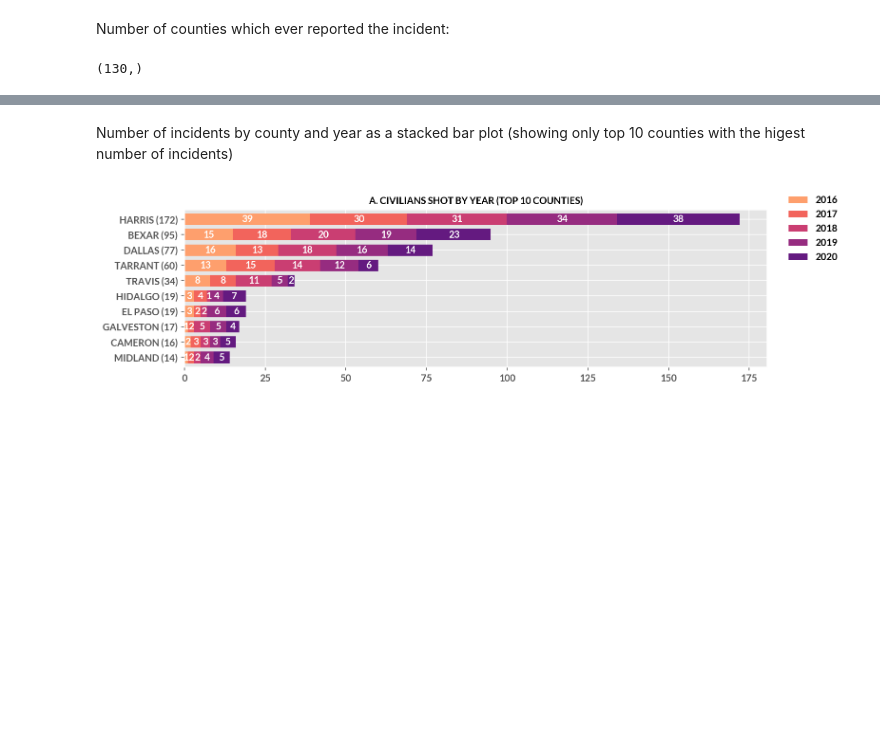
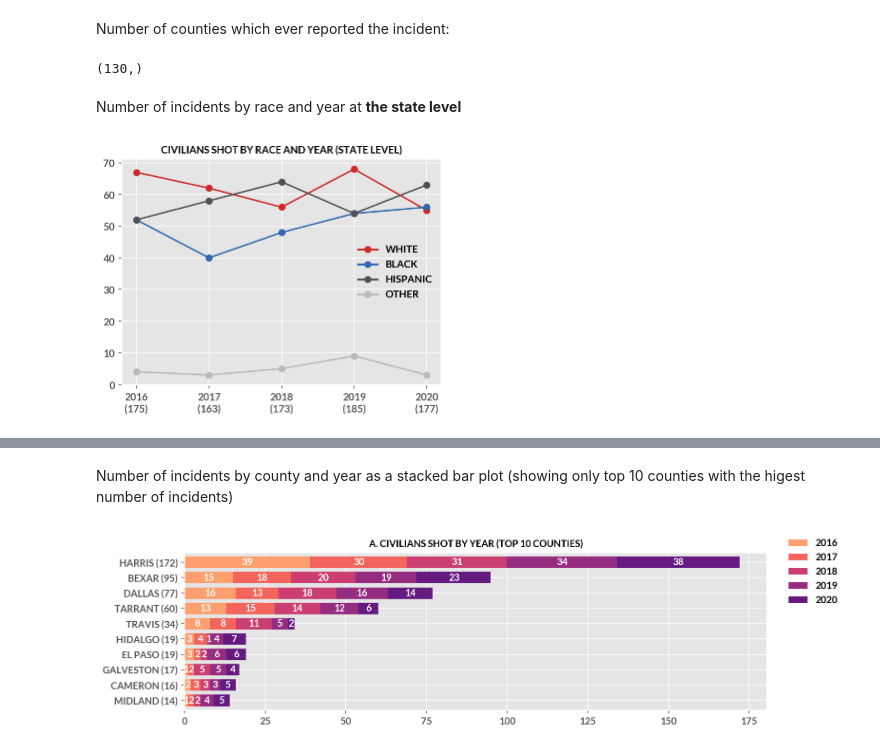
Before and after one commit to texas-justice-initiative/officer_involved_shooting, a Jupyter notebook: Notebooks/1.0-hs-papermill-data_summary.ipynb, the cells around one changed output, grey strips where cells are left out. Drawn from its saved outputs; the diff is of its cells as text; code cells hidden in the pictures; blank space fills up the shorter version.

Commit message:
added more plotting functions and updated the notebooks accordingly

```diff
--- a/Notebooks/1.0-hs-papermill-data_summary.ipynb
+++ b/Notebooks/1.0-hs-papermill-data_summary.ipynb
@@ -174,3 +176,9 @@ Number of counties which ever reported the incident:
 df_cd['incident_county'].value_counts().shape
 # %% [output]
 (130,)
+# %% [markdown]
+Number of incidents by race and year at **the state level**
+# %%
+plot.plot_line_race_year(df_cd, title='CIVILIANS SHOT BY RACE AND YEAR (STATE LEVEL)')
+# %% [output]
+[figure, added]
```
Also changed, not shown: parts of 26 cells of this notebook, 2 other files.
